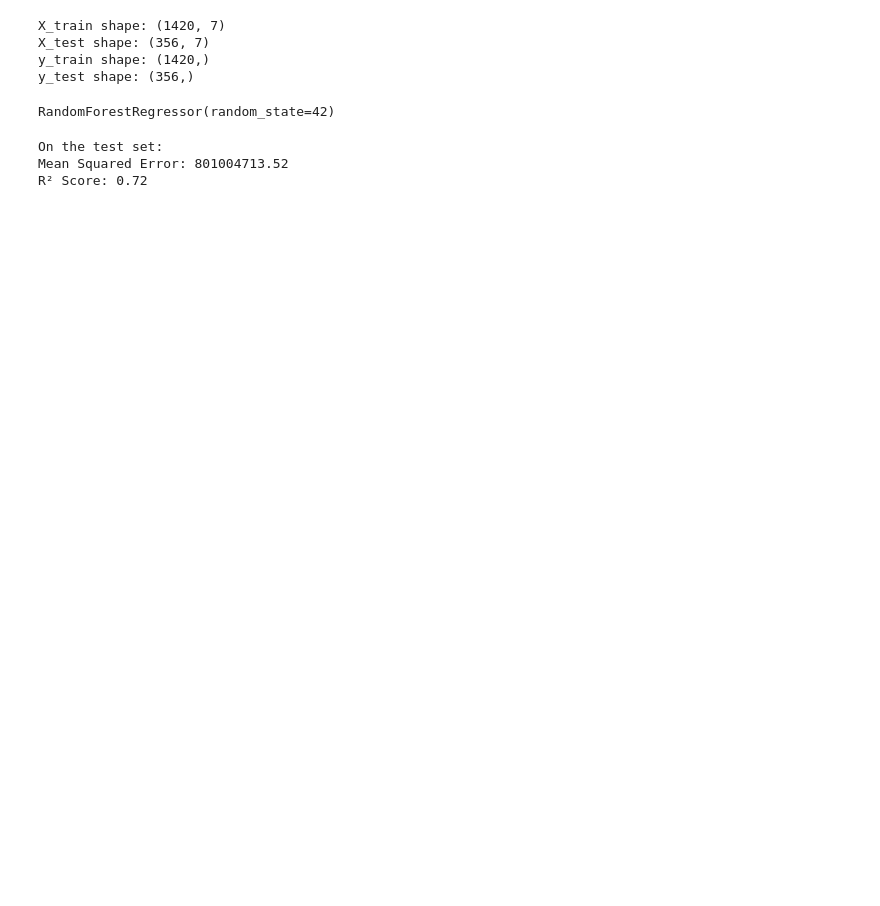
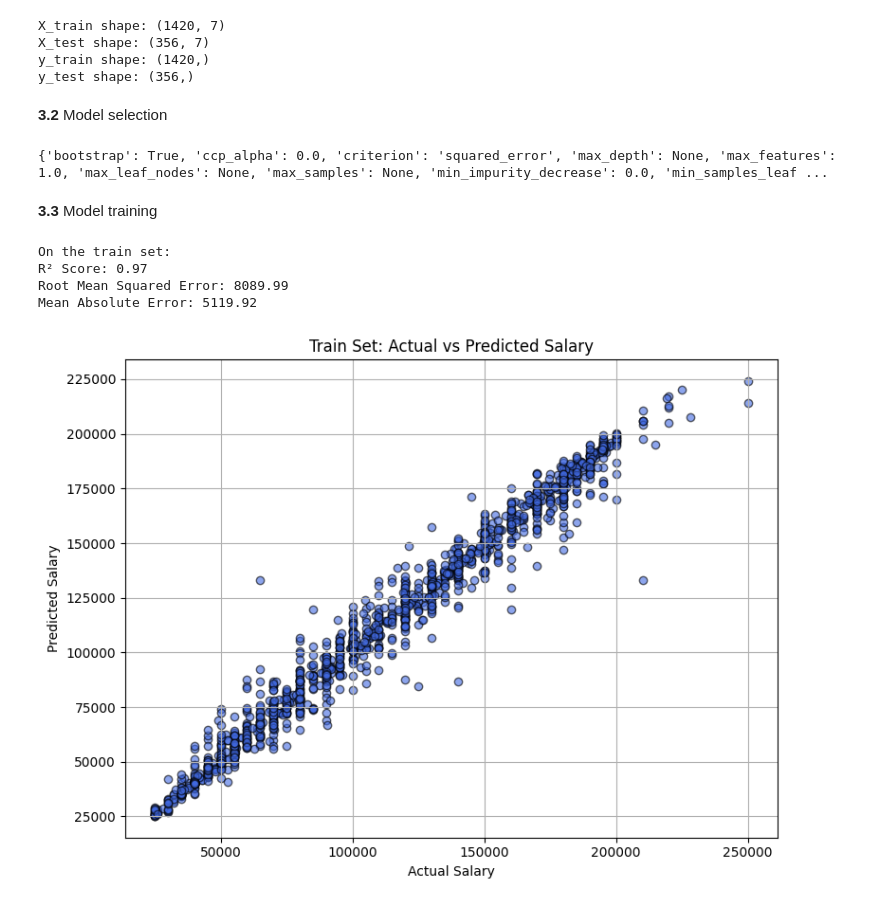
Before and after one commit to fedelimattia/O-ML-Project, a Jupyter notebook: notebook.ipynb, the cells around one changed output. Cells and saved outputs as stored; diff of their text form; code cells hidden in the pictures; blank space fills up the shorter version.

```diff
--- a/notebook.ipynb
+++ b/notebook.ipynb
@@ -596,75 +663,43 @@ X_train shape: (1420, 7)
 X_test shape: (356, 7)
 y_train shape: (1420,)
 y_test shape: (356,)
+# %% [markdown]
+**3.2** Model selection
 # %%
-# Random Forest regressor model
+# Random Forest regressor model (with standard parameters)
 model = RandomForestRegressor(random_state=42)
-model.fit(X_train, y_train)
+print(model.get_params())
 # %% [output]
-RandomForestRegressor(random_state=42)
+{'bootstrap': True, 'ccp_alpha': 0.0, 'criterion': 'squared_error', 'max_depth': None, 'max_features': 1.0, 'max_leaf_nodes': None, 'max_samples': None, 'min_impurity_decrease': 0.0, 'min_samples_leaf ...
-# %%
-from sklearn.linear_model import LinearRegression, Ridge, Lasso, ElasticNet
-
-# Random Forest regressor model
-model = LinearRegression()
-model = Lasso()
-model = ElasticNet()
-model.fit(X_train, y_train)
-
-print("On the test set:")
-y_pred = model.predict(X_test)
-mse = mean_squared_error(y_test, y_pred)
-r2 = r2_score(y_test, y_pred)
-
-print(f"Mean Squared Error: {mse:.2f}")
-print(f"R² Score: {r2:.2f}")
-# %% [output]
-On the test set:
-Mean Squared Error: 801004713.52
-R² Score: 0.72
+# %% [markdown]
+**3.3** Model training
 # %%
 # Random Forest regressor model
-model = RandomForestRegressor(random_state=42)
 model.fit(X_train, y_train)
 
+print("On the train set:")
+y_pred_train = model.predict(X_train)
+rmse_train = root_mean_squared_error(y_train, y_pred_train)
+r2_train = model.score(X_train, y_train)
+mae_train = mean_absolute_error(y_train, y_pred_train)
 
-print("trees", model.get_params())
-print("On the test set:")
-y_pred = model.predict(X_test)
-mse = mean_squared_error(y_test, y_pred)
-r2 = r2_score(y_test, y_pred)
-
-print(f"Mean Squared Error: {mse:.2f}")
-print(f"R² Score: {r2:.2f}")
-
-
-print("\n\nOn the train set:")
-y_pred_train = model.predict(X_train)
-mse = mean_squared_error(y_train, y_pred_train)
-r2 = r2_score(y_train, y_pred_train)
-
-print(f"Mean Squared Error: {mse:.2f}")
-print(f"R² Score: {r2:.2f}")
+print(f"R² Score: {r2_train:.2f}")
+print(f"Root Mean Squared Error: {rmse_train:.2f}")
+print(f"Mean Absolute Error: {mae_train:.2f}")
 
 
 plt.figure(figsize=(8, 6))
-plt.scatter(y_test, y_pred, alpha=0.6, color='royalblue', edgecolor='k')
-plt.xlabel("Actual Salary")
-plt.ylabel("Predicted Salary")
-plt.title("Test Set: Actual vs Predicted Salary")
 plt.grid(True)
-plt.tight_layout()
-plt.show()
-
-
-plt.figure(figsize=(8, 6))
 plt.scatter(y_train, y_pred_train, alpha=0.6, color='royalblue', edgecolor='k')
 plt.xlabel("Actual Salary")
 plt.ylabel("Predicted Salary")
 plt.title("Train Set: Actual vs Predicted Salary")
-plt.grid(True)
 plt.tight_layout()
+plt.savefig("images/train_pred.svg")
 plt.show()
-
-
-df_prediction.head()
+# %% [output]
+On the train set:
+R² Score: 0.97
+Root Mean Squared Error: 8089.99
+Mean Absolute Error: 5119.92
+[figure, added]
```
Also changed, not shown: parts of 18 cells of this notebook, 10 other files.
